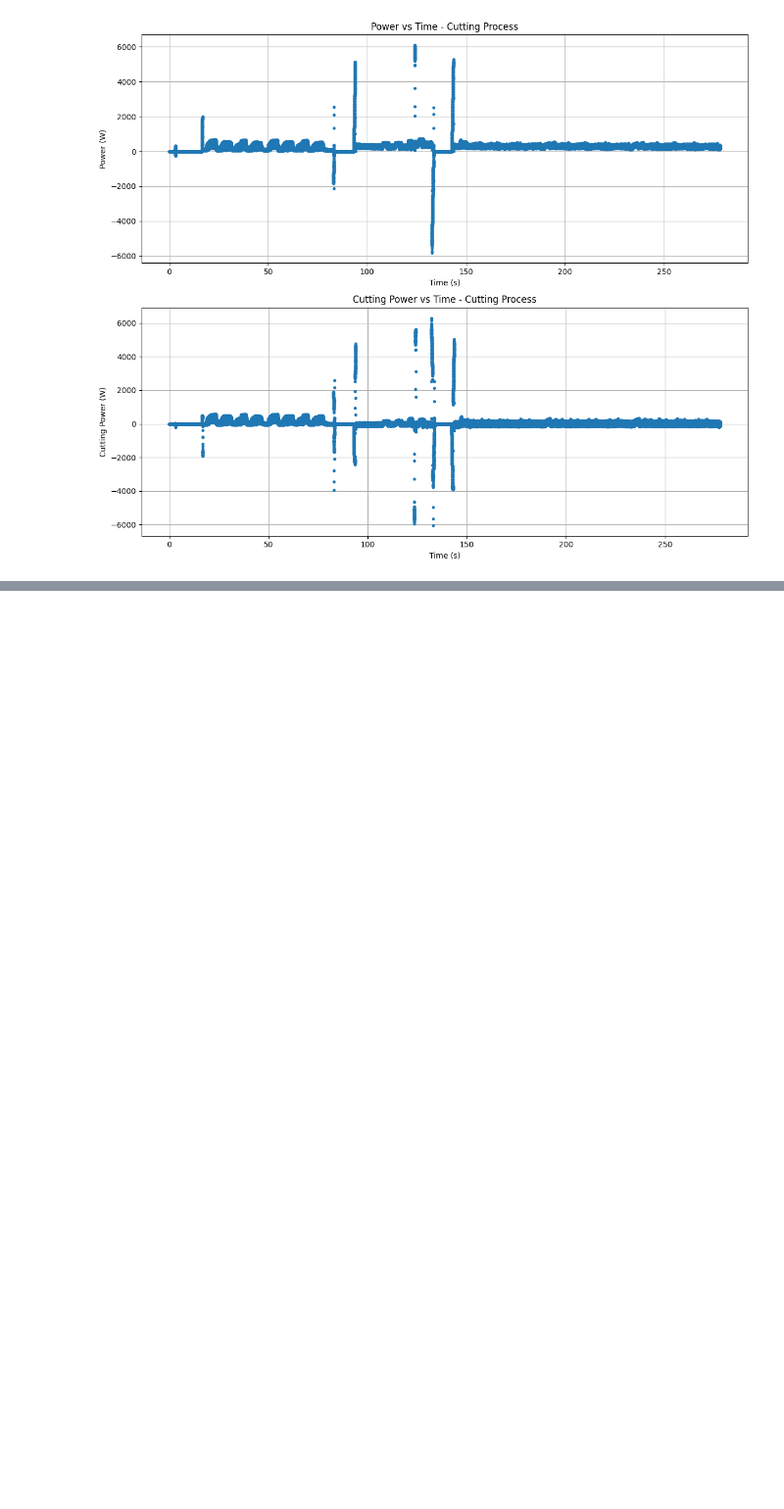
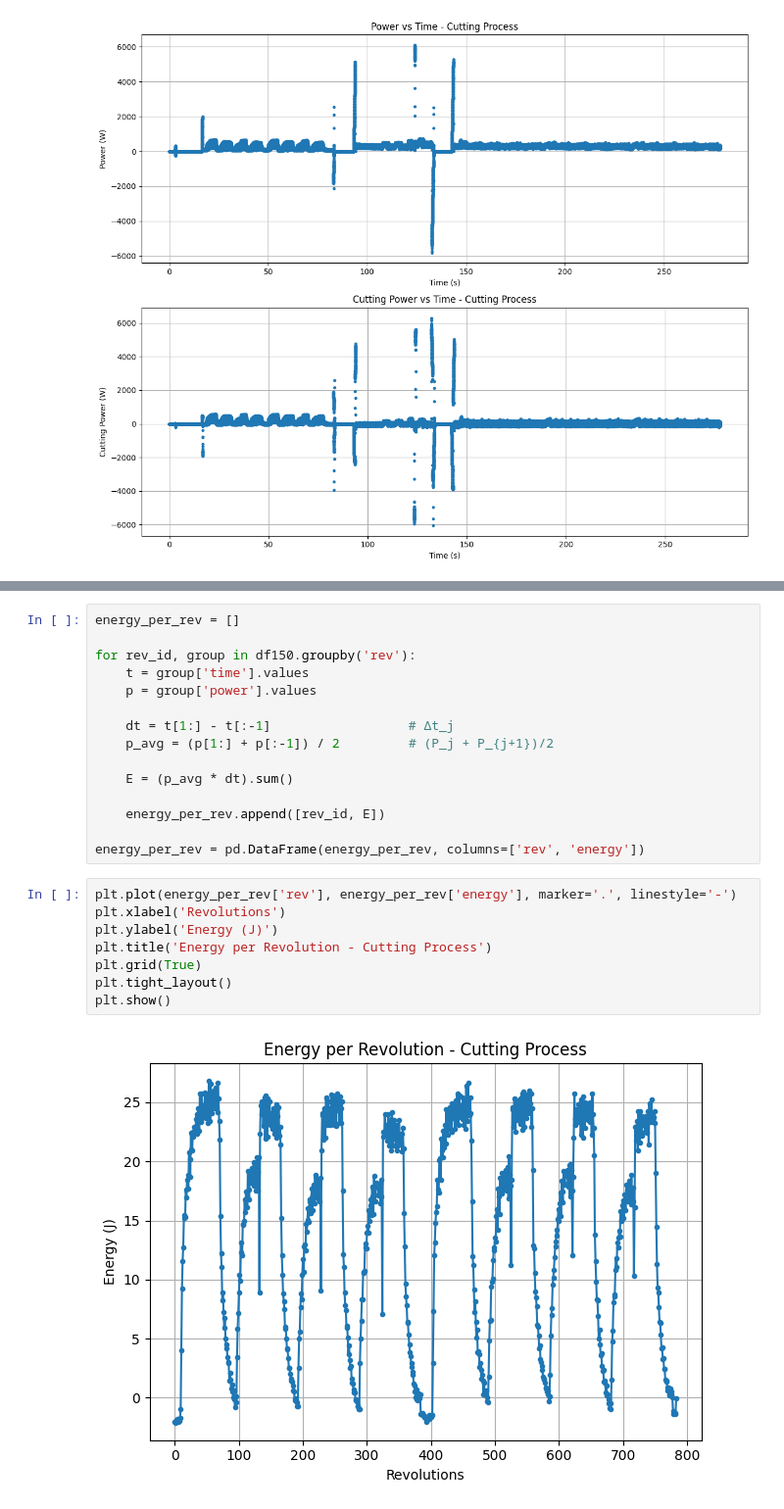
Before and after one commit to PaoloRos/MASSMa, a Jupyter notebook: 2_assignment/DRILL_2nd_Ass.ipynb, the cells around one changed output, grey strips where cells are left out. Shown at 98% size. Cells and saved outputs as stored; diff of their text form; blank space fills up the shorter version.

```diff
--- a/2_assignment/DRILL_2nd_Ass.ipynb
+++ b/2_assignment/DRILL_2nd_Ass.ipynb
@@ -112,0 +172,25 @@ stats = df150.groupby('rev')['power'].agg(
+# %%
+energy_per_rev = []
+
+for rev_id, group in df150.groupby('rev'):
+    t = group['time'].values
+    p = group['power'].values
+
+    dt = t[1:] - t[:-1]                  # Δt_j
+    p_avg = (p[1:] + p[:-1]) / 2         # (P_j + P_{j+1})/2
+
+    E = (p_avg * dt).sum()
+
+    energy_per_rev.append([rev_id, E])
+
+energy_per_rev = pd.DataFrame(energy_per_rev, columns=['rev', 'energy'])
+# %%
+plt.plot(energy_per_rev['rev'], energy_per_rev['energy'], marker='.', linestyle='-')
+plt.xlabel('Revolutions')
+plt.ylabel('Energy (J)')
+plt.title('Energy per Revolution - Cutting Process')
+plt.grid(True)
+plt.tight_layout()
+plt.show()
+# %% [output]
+[figure, added]
```
Also changed, not shown: parts of 7 cells of this notebook.
